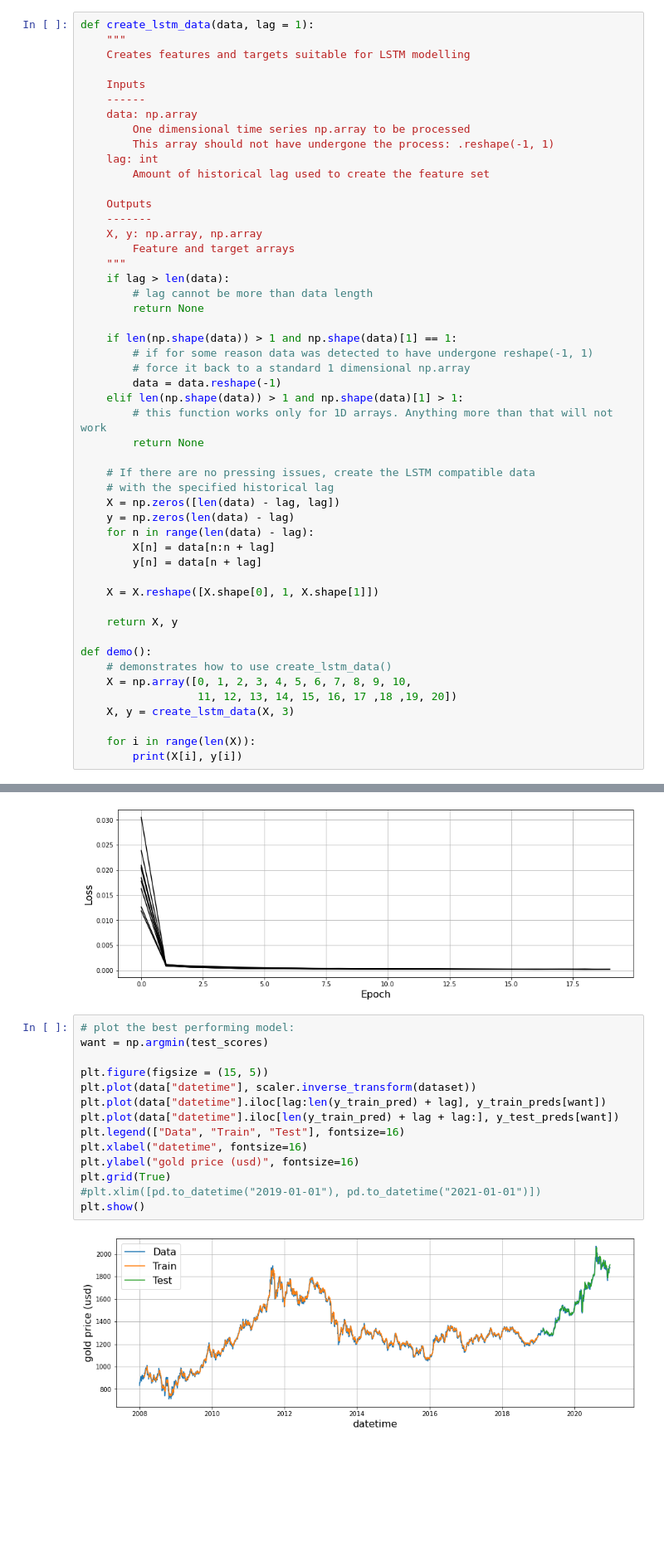
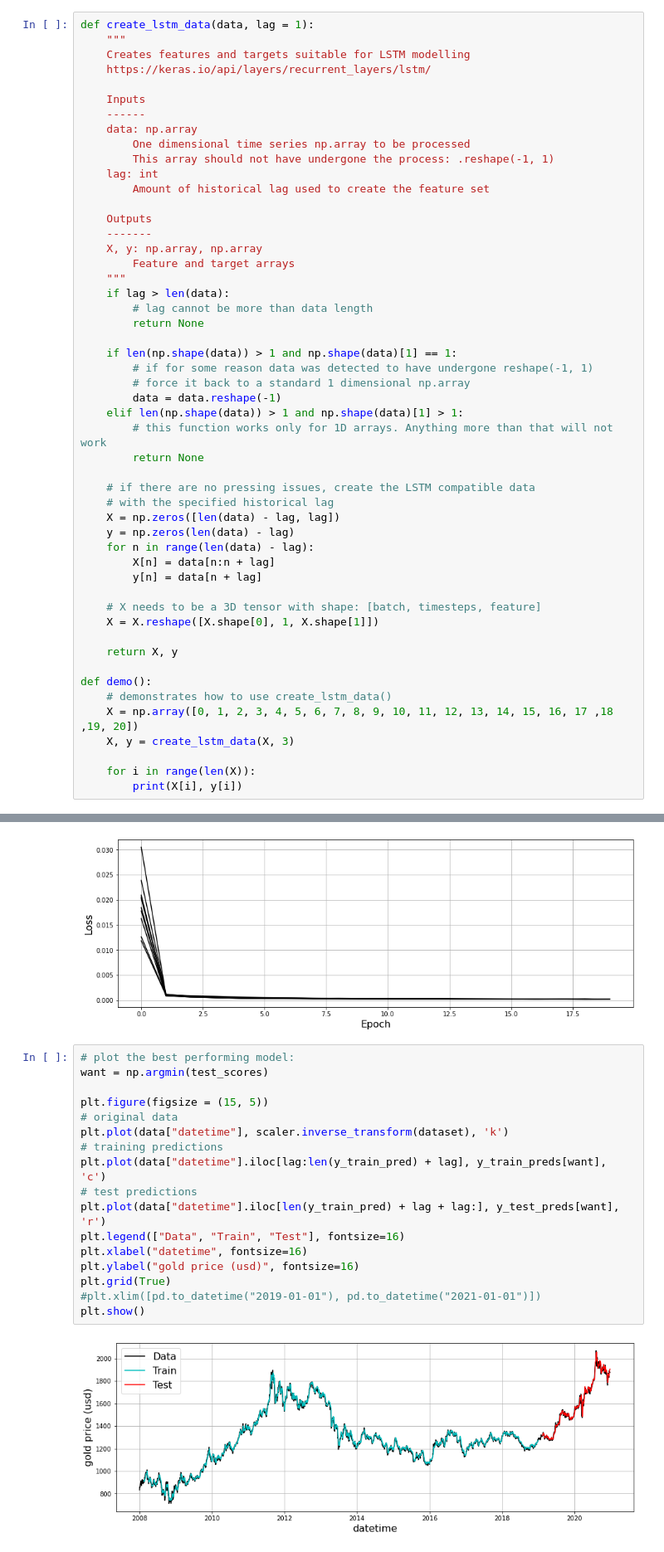
Before and after one commit to natsunoyuki/Data_Science, a Jupyter notebook: gold/gold_price.ipynb, the cells around one changed output, grey strips where cells are left out. Shown at 83% size. Drawn from its saved outputs; the diff is of its cells as text; blank space fills up the shorter version.

```diff
--- a/gold/gold_price.ipynb
+++ b/gold/gold_price.ipynb
@@ -225,6 +225,7 @@ test = data[data["datetime"] >= pd.to_datetime(want)]["gold_price_scaled"].value
 def create_lstm_data(data, lag = 1):
     """
     Creates features and targets suitable for LSTM modelling
+    https://keras.io/api/layers/recurrent_layers/lstm/
 
     Inputs
     ------
@@ -251,7 +252,7 @@ def create_lstm_data(data, lag = 1):
         # this function works only for 1D arrays. Anything more than that will not work
         return None
 
-    # If there are no pressing issues, create the LSTM compatible data
+    # if there are no pressing issues, create the LSTM compatible data
     # with the specified historical lag
     X = np.zeros([len(data) - lag, lag])
     y = np.zeros(len(data) - lag)
@@ -259,14 +260,14 @@ def create_lstm_data(data, lag = 1):
         X[n] = data[n:n + lag]
         y[n] = data[n + lag]
 
+    # X needs to be a 3D tensor with shape: [batch, timesteps, feature]
     X = X.reshape([X.shape[0], 1, X.shape[1]])
 
     return X, y
 
 def demo():
     # demonstrates how to use create_lstm_data()
-    X = np.array([0, 1, 2, 3, 4, 5, 6, 7, 8, 9, 10,
-                  11, 12, 13, 14, 15, 16, 17 ,18 ,19, 20])
+    X = np.array([0, 1, 2, 3, 4, 5, 6, 7, 8, 9, 10, 11, 12, 13, 14, 15, 16, 17 ,18 ,19, 20])
     X, y = create_lstm_data(X, 3)
 
     for i in range(len(X)):
@@ -357,16 +358,19 @@ plt.show()
 # %%
 # plot the best performing model:
 want = np.argmin(test_scores)
 
 plt.figure(figsize = (15, 5))
-plt.plot(data["datetime"], scaler.inverse_transform(dataset))
-plt.plot(data["datetime"].iloc[lag:len(y_train_pred) + lag], y_train_preds[want])
-plt.plot(data["datetime"].iloc[len(y_train_pred) + lag + lag:], y_test_preds[want])
+# original data
+plt.plot(data["datetime"], scaler.inverse_transform(dataset), 'k')
+# training predictions
+plt.plot(data["datetime"].iloc[lag:len(y_train_pred) + lag], y_train_preds[want], 'c')
+# test predictions
+plt.plot(data["datetime"].iloc[len(y_train_pred) + lag + lag:], y_test_preds[want], 'r')
 plt.legend(["Data", "Train", "Test"], fontsize=16)
 plt.xlabel("datetime", fontsize=16)
 plt.ylabel("gold price (usd)", fontsize=16)
 plt.grid(True)
 #plt.xlim([pd.to_datetime("2019-01-01"), pd.to_datetime("2021-01-01")])
 plt.show()
 # %% [output]
-[figure, old version]
+[figure, new version]
```
